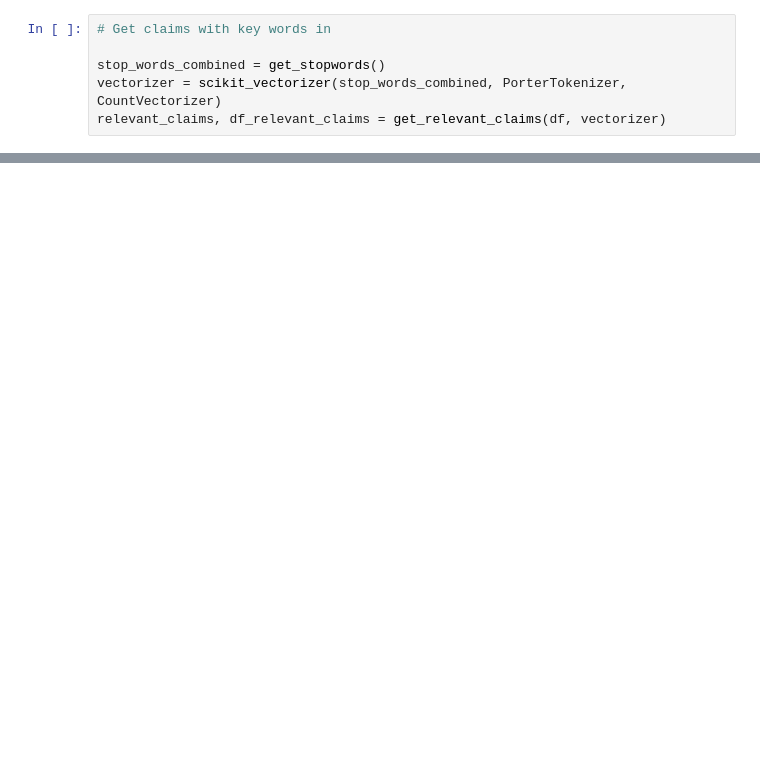
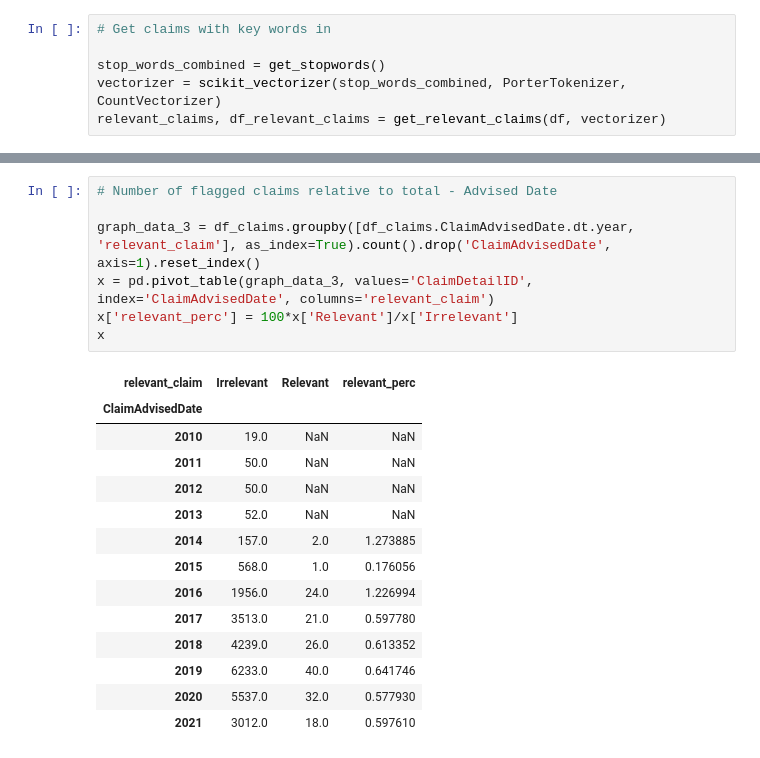
Before and after one commit to ReturnoftheMak/claims_trends, a Jupyter notebook: claims_trends/concussion_notebook.ipynb, the cells around one changed output, grey strips where cells are left out. Cells and saved outputs as stored; diff of their text form; blank space fills up the shorter version.

```diff
--- a/claims_trends/concussion_notebook.ipynb
+++ b/claims_trends/concussion_notebook.ipynb
@@ -59,0 +73,22 @@ df_claims = get_full_claims_data(engine)
+# %%
+# Number of flagged claims relative to total - Advised Date
+
+graph_data_3 = df_claims.groupby([df_claims.ClaimAdvisedDate.dt.year, 'relevant_claim'], as_index=True).count().drop('ClaimAdvisedDate', axis=1).reset_index()
+x = pd.pivot_table(graph_data_3, values='ClaimDetailID', index='ClaimAdvisedDate', columns='relevant_claim')
+x['relevant_perc'] = 100*x['Relevant']/x['Irrelevant']
+x
+# %% [output]
+| relevant_claim | Irrelevant | Relevant | relevant_perc |
+| ClaimAdvisedDate |  |  |  |
+| 2010 | 19.0 | NaN | NaN |
+| 2011 | 50.0 | NaN | NaN |
+| 2012 | 50.0 | NaN | NaN |
+| 2013 | 52.0 | NaN | NaN |
+| 2014 | 157.0 | 2.0 | 1.273885 |
+| 2015 | 568.0 | 1.0 | 0.176056 |
+| 2016 | 1956.0 | 24.0 | 1.226994 |
+| 2017 | 3513.0 | 21.0 | 0.597780 |
+| 2018 | 4239.0 | 26.0 | 0.613352 |
+| 2019 | 6233.0 | 40.0 | 0.641746 |
+| 2020 | 5537.0 | 32.0 | 0.577930 |
+| 2021 | 3012.0 | 18.0 | 0.597610 |
```
Also changed, not shown: parts of 14 cells of this notebook, 7 other files.
